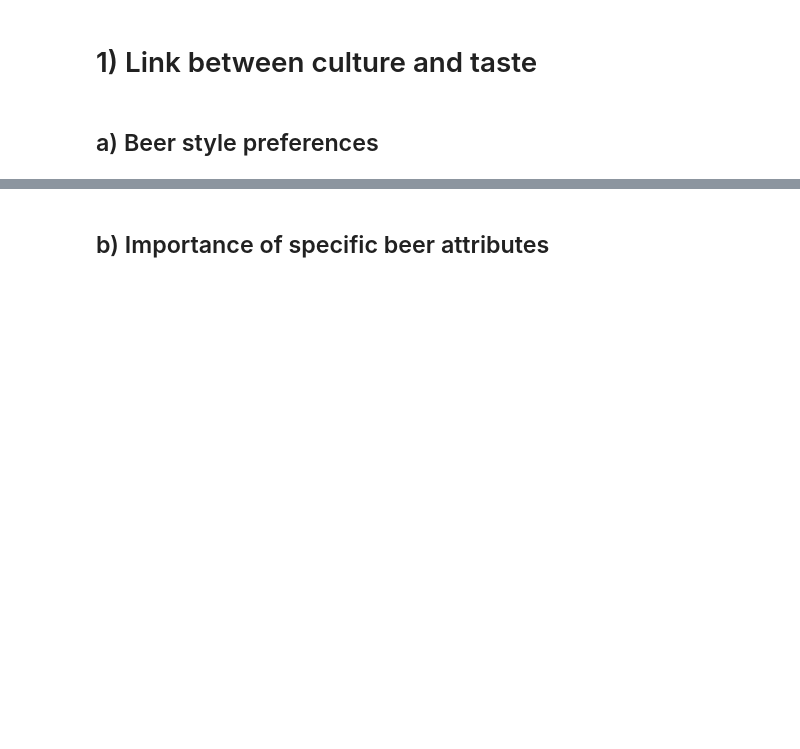
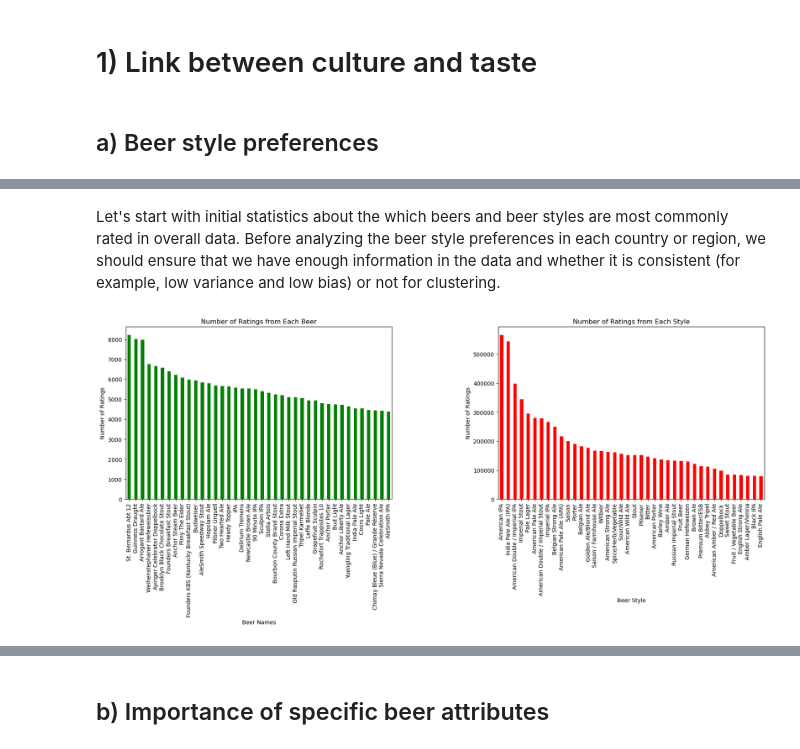
Before and after one commit to epfl-ada/ada-2024-project-datapilots, a Jupyter notebook: results.ipynb, the cells around one changed output, grey strips where cells are left out. Drawn from its saved outputs; the diff is of its cells as text; code cells hidden in the pictures; blank space fills up the shorter version.

Commit message:
beer style preferences

```diff
--- a/results.ipynb
+++ b/results.ipynb
@@ -775,0 +780,4 @@ ba_ratings_loc_filtered.head()
+# %%
+total_ratings_loc_filtered_no_missing = pd.concat([ba_ratings_loc_filtered_no_missing, rb_ratings_loc_filtered_no_missing], keys=['ba', 'rb']).reset_index(level=0).rename(columns={'level_0': 'source'})
+total_ratings_loc_filtered_no_missing = total_ratings_loc_filtered_no_missing.reset_index(drop=True)
+total_ratings_loc_filtered_no_missing.head()
@@ -775,0 +791,23 @@ ba_ratings_loc_filtered.head()
+# %% [markdown]
+Let's start with initial statistics about the which beers and beer styles are most commonly rated in overall data. Before analyzing the beer style preferences in each country or region, we should ensure that we have enough information in the data and whether it is consistent (for example, low variance and low bias) or not for clustering.
+# %%
+beer_name_values = total_ratings_loc_filtered_no_missing['beer_name'].value_counts()
+beer_style_values = total_ratings_loc_filtered_no_missing['style'].value_counts()
+
+plt.subplot(1,2,1)
+beer_name_values[0:40].plot(kind='bar',color='g')
+plt.title("Number of Ratings from Each Beer")
+plt.xlabel("Beer Names")
+plt.ylabel("Number of Ratings")
+
+plt.subplot(1,2,2)
+beer_style_values[0:40].plot(kind='bar',color='r')
+plt.title("Number of Ratings from Each Style")
+plt.xlabel("Beer Style")
+plt.ylabel("Number of Ratings")
+
+plt.subplots_adjust(left=1.5,bottom=0.1, right=4, top=1, wspace=0.4, hspace=2)
+
+plt.show()
+# %% [output]
+[figure, added]
```
Also changed, not shown: parts of 40 cells of this notebook.
